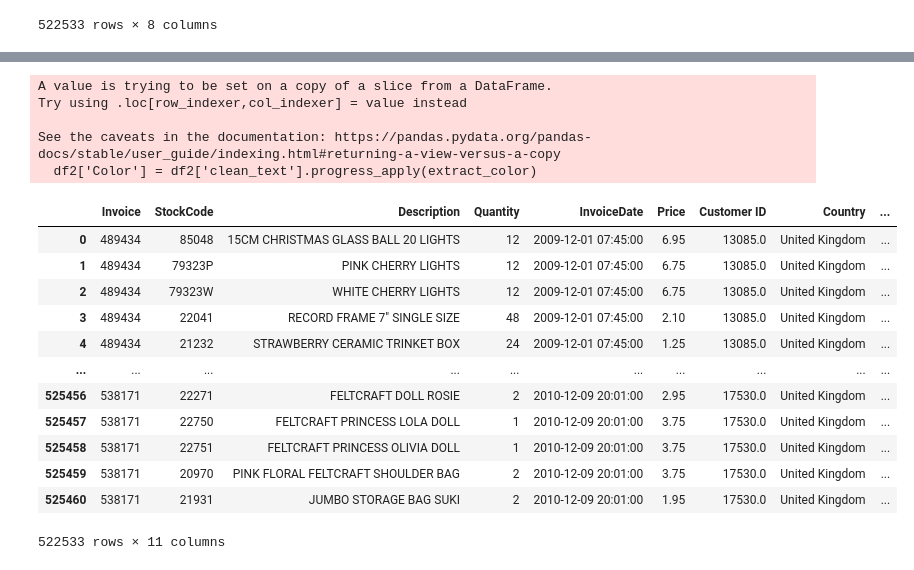
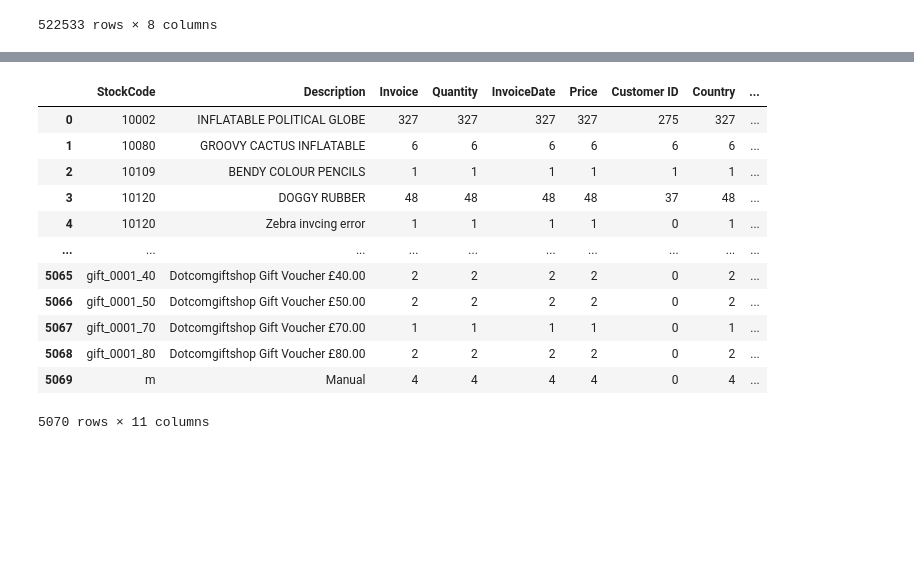
Before and after one commit to wojciechkosiuk/BestHacking-League2k23-mISIe1, a Jupyter notebook: mISIe - Online Retail 2.ipynb, the cells around one changed output, grey strips where cells are left out. Cells and saved outputs as stored; diff of their text form; code cells hidden in the pictures; blank space fills up the shorter version.

```diff
--- a/mISIe - Online Retail 2.ipynb
+++ b/mISIe - Online Retail 2.ipynb
@@ -75,3 +59,6 @@ df2
 | 525459 | 538171 | 20970 | PINK FLORAL FELTCRAFT SHOULDER BAG | 2 | 2010-12-09 20:01:00 | 3.75 | 17530.0 | United Kingdom |
 | 525460 | 538171 | 21931 | JUMBO STORAGE BAG SUKI | 2 | 2010-12-09 20:01:00 | 1.95 | 17530.0 | United Kingdom |
 522533 rows × 8 columns
+# %%
+df3 = df2.groupby(['StockCode','Description'],as_index=False).count()
+df3
@@ -78,7 +79,7 @@ df2
 # %%
 import pandas as pd
 import nltk
-import IProgress
+#import IProgress
 import ipywidgets
 from nltk.corpus import stopwords
 from nltk.stem import WordNetLemmatizer
@@ -106,8 +107,8 @@ def preprocess_text(text):
     return tokens
 
 # Apply the preprocessing function to the 'Description' column
-df2['Preprocessed Description'] = df2['Description'].progress_apply(preprocess_text)
+df3['Preprocessed Description'] = df3['Description'].progress_apply(preprocess_text)
 
-df2
+df3
 # %% [output]
 [nltk_data] Downloading package punkt to
@@ -141,6 +137,6 @@ See the caveats in the documentation: https://pandas.pydata.org/pandas-docs/stab
 def clean_text(text_vec):
     return ' '.join(text_vec)
 
-df2['clean_text'] = df2['Preprocessed Description'].progress_apply(clean_text)
-df2
+df3['clean_text'] = df3['Preprocessed Description'].progress_apply(clean_text)
+df3
 # %% [output]
@@ -225,29 +216,23 @@ def extract_color(description):
         return matches[0]
 
 # Apply the function to the 'Preprocessed Description' column to create a new 'Color' column
-df2['Color'] = df2['clean_text'].progress_apply(extract_color)
+df3['Color'] = df3['clean_text'].progress_apply(extract_color)
-# %% [output]
-A value is trying to be set on a copy of a slice from a DataFrame.
-Try using .loc[row_indexer,col_indexer] = value instead
-
-See the caveats in the documentation: https://pandas.pydata.org/pandas-docs/stable/user_guide/indexing.html#returning-a-view-versus-a-copy
-  df2['Color'] = df2['clean_text'].progress_apply(extract_color)
 # %%
-df2
+df3
 # %% [output]
-|  | Invoice | StockCode | Description | Quantity | InvoiceDate | Price | Customer ID | Country | ... |
-| 0 | 489434 | 85048 | 15CM CHRISTMAS GLASS BALL 20 LIGHTS | 12 | 2009-12-01 07:45:00 | 6.95 | 13085.0 | United Kingdom | ... |
-| 1 | 489434 | 79323P | PINK CHERRY LIGHTS | 12 | 2009-12-01 07:45:00 | 6.75 | 13085.0 | United Kingdom | ... |
-| 2 | 489434 | 79323W | WHITE CHERRY LIGHTS | 12 | 2009-12-01 07:45:00 | 6.75 | 13085.0 | United Kingdom | ... |
-| 3 | 489434 | 22041 | RECORD FRAME 7" SINGLE SIZE | 48 | 2009-12-01 07:45:00 | 2.10 | 13085.0 | United Kingdom | ... |
-| 4 | 489434 | 21232 | STRAWBERRY CERAMIC TRINKET BOX | 24 | 2009-12-01 07:45:00 | 1.25 | 13085.0 | United Kingdom | ... |
+|  | StockCode | Description | Invoice | Quantity | InvoiceDate | Price | Customer ID | Country | ... |
+| 0 | 10002 | INFLATABLE POLITICAL GLOBE | 327 | 327 | 327 | 327 | 275 | 327 | ... |
+| 1 | 10080 | GROOVY CACTUS INFLATABLE | 6 | 6 | 6 | 6 | 6 | 6 | ... |
+| 2 | 10109 | BENDY COLOUR PENCILS | 1 | 1 | 1 | 1 | 1 | 1 | ... |
+| 3 | 10120 | DOGGY RUBBER | 48 | 48 | 48 | 48 | 37 | 48 | ... |
+| 4 | 10120 | Zebra invcing error | 1 | 1 | 1 | 1 | 0 | 1 | ... |
 | ... | ... | ... | ... | ... | ... | ... | ... | ... | ... |
-| 525456 | 538171 | 22271 | FELTCRAFT DOLL ROSIE | 2 | 2010-12-09 20:01:00 | 2.95 | 17530.0 | United Kingdom | ... |
-| 525457 | 538171 | 22750 | FELTCRAFT PRINCESS LOLA DOLL | 1 | 2010-12-09 20:01:00 | 3.75 | 17530.0 | United Kingdom | ... |
-| 525458 | 538171 | 22751 | FELTCRAFT PRINCESS OLIVIA DOLL | 1 | 2010-12-09 20:01:00 | 3.75 | 17530.0 | United Kingdom | ... |
-| 525459 | 538171 | 20970 | PINK FLORAL FELTCRAFT SHOULDER BAG | 2 | 2010-12-09 20:01:00 | 3.75 | 17530.0 | United Kingdom | ... |
-| 525460 | 538171 | 21931 | JUMBO STORAGE BAG SUKI | 2 | 2010-12-09 20:01:00 | 1.95 | 17530.0 | United Kingdom | ... |
+| 5065 | gift_0001_40 | Dotcomgiftshop Gift Voucher £40.00 | 2 | 2 | 2 | 2 | 0 | 2 | ... |
+| 5066 | gift_0001_50 | Dotcomgiftshop Gift Voucher £50.00 | 2 | 2 | 2 | 2 | 0 | 2 | ... |
+| 5067 | gift_0001_70 | Dotcomgiftshop Gift Voucher £70.00 | 1 | 1 | 1 | 1 | 0 | 1 | ... |
+| 5068 | gift_0001_80 | Dotcomgiftshop Gift Voucher £80.00 | 2 | 2 | 2 | 2 | 0 | 2 | ... |
+| 5069 | m | Manual | 4 | 4 | 4 | 4 | 0 | 4 | ... |
-522533 rows × 11 columns
+5070 rows × 11 columns
 # %%
 from sklearn.feature_extraction.text import TfidfVectorizer
 
```
Also changed, not shown: parts of 21 cells of this notebook, 4 other files.
